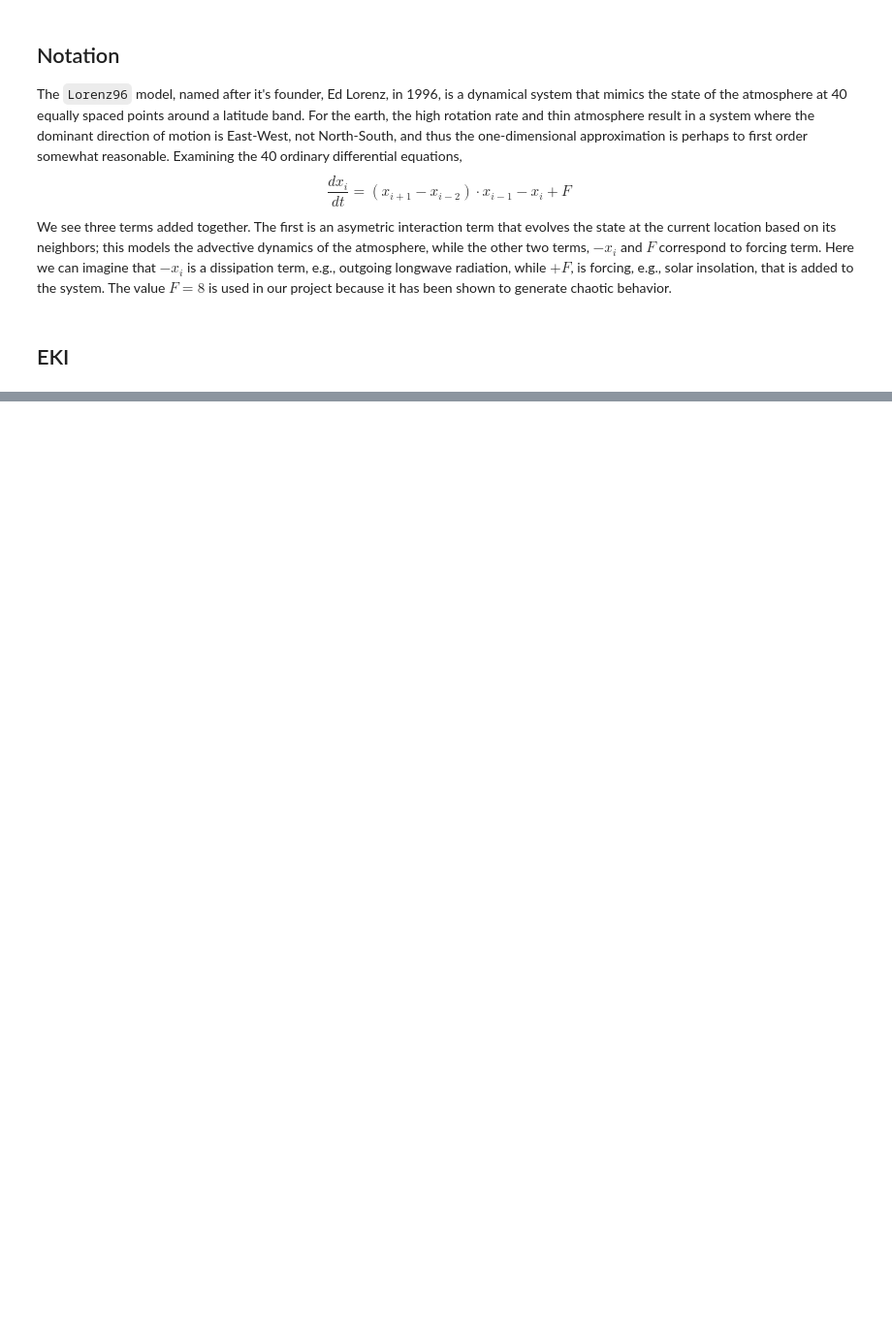
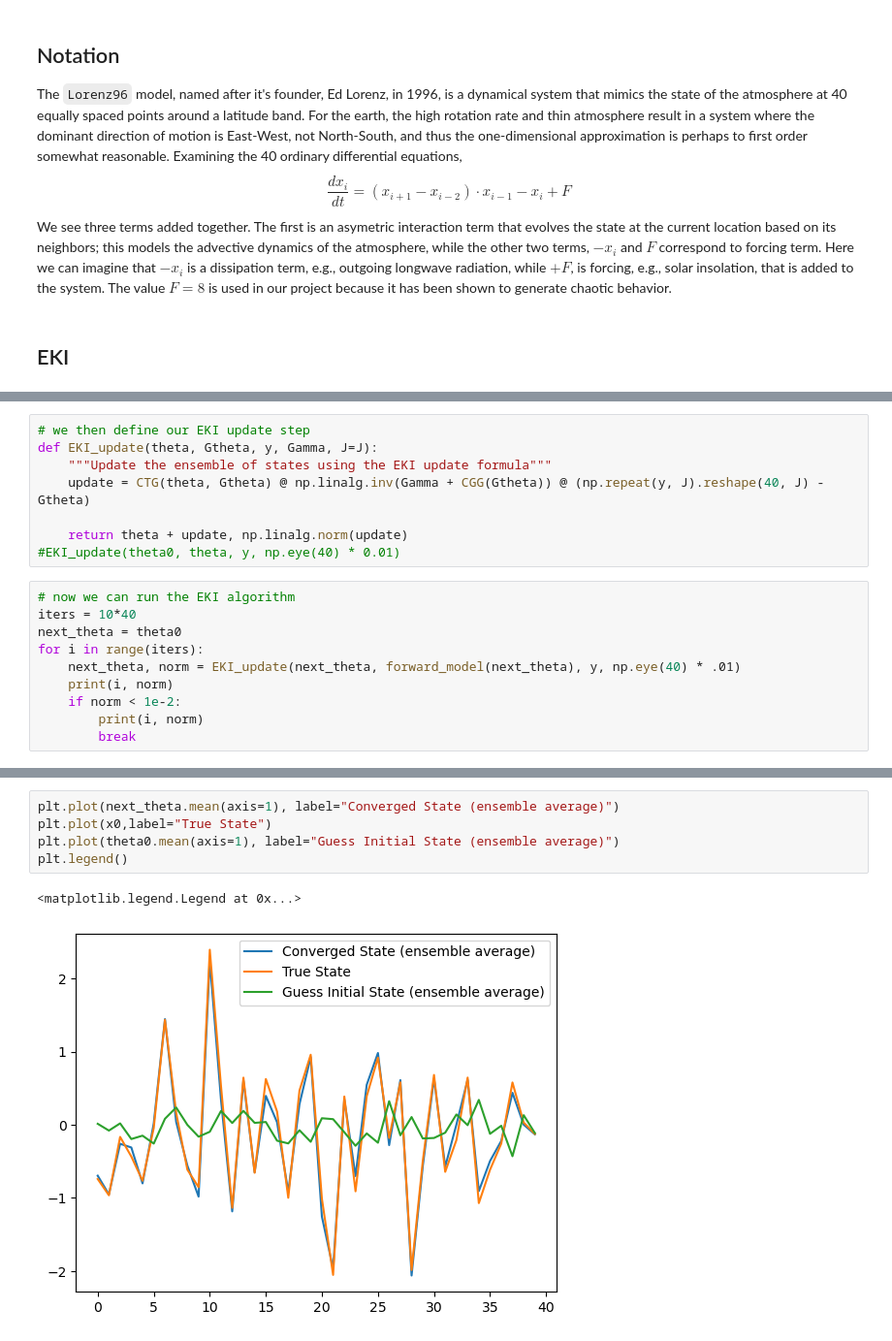
Before and after one commit to Julians42/ACM270, a Jupyter notebook: lorenz96/eki_lorenz96.ipynb, the cells around one changed output, grey strips where cells are left out. Shown at 97% size. Saved outputs shown, nothing was run; the diff lists cells and outputs as text; blank space fills up the shorter version.

```diff
--- a/lorenz96/eki_lorenz96.ipynb
+++ b/lorenz96/eki_lorenz96.ipynb
@@ -62,0 +105,18 @@ dt*n_steps
+# %%
+# we then define our EKI update step
+def EKI_update(theta, Gtheta, y, Gamma, J=J):
+    """Update the ensemble of states using the EKI update formula"""
+    update = CTG(theta, Gtheta) @ np.linalg.inv(Gamma + CGG(Gtheta)) @ (np.repeat(y, J).reshape(40, J) - Gtheta)
+
+    return theta + update, np.linalg.norm(update)
+#EKI_update(theta0, theta, y, np.eye(40) * 0.01)
+# %%
+# now we can run the EKI algorithm
+iters = 10*40
+next_theta = theta0
+for i in range(iters):
+    next_theta, norm = EKI_update(next_theta, forward_model(next_theta), y, np.eye(40) * .01)
+    print(i, norm)
+    if norm < 1e-2:
+        print(i, norm)
+        break
@@ -62,0 +147,8 @@ dt*n_steps
+# %%
+plt.plot(next_theta.mean(axis=1), label="Converged State (ensemble average)")
+plt.plot(x0,label="True State")
+plt.plot(theta0.mean(axis=1), label="Guess Initial State (ensemble average)")
+plt.legend()
+# %% [output]
+<matplotlib.legend.Legend at 0x...>
+[figure, added]
```
Also changed, not shown: parts of 17 cells of this notebook.
